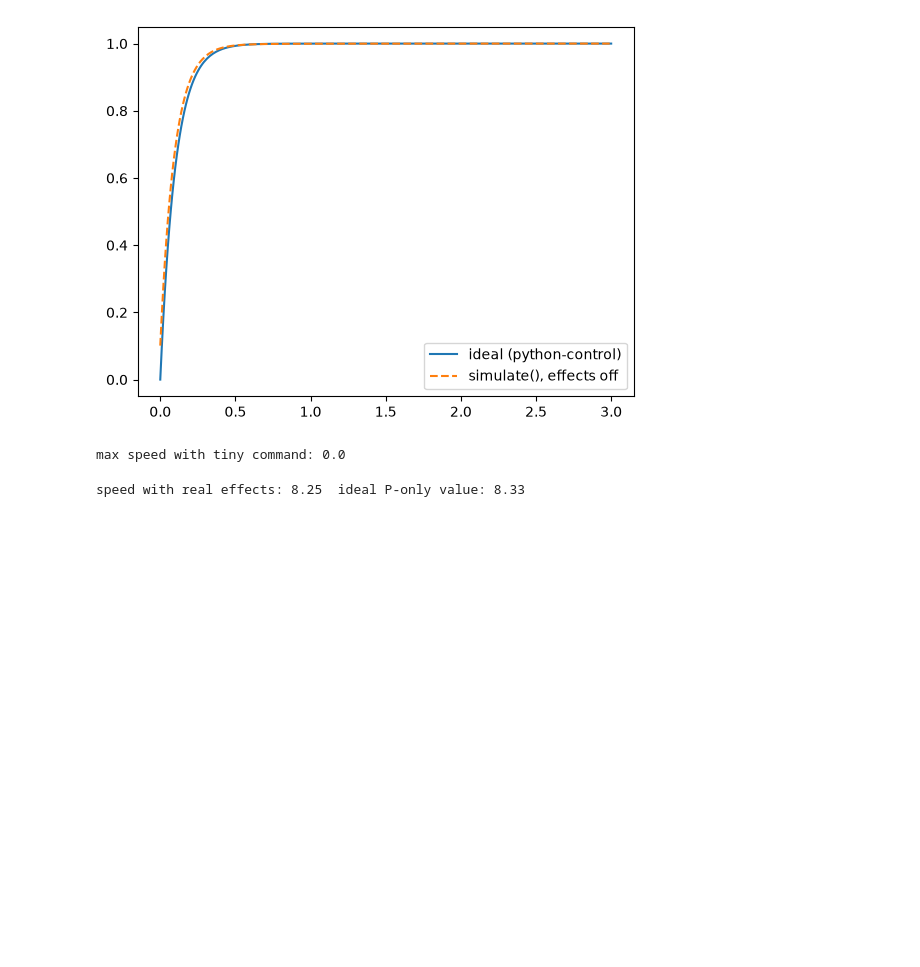
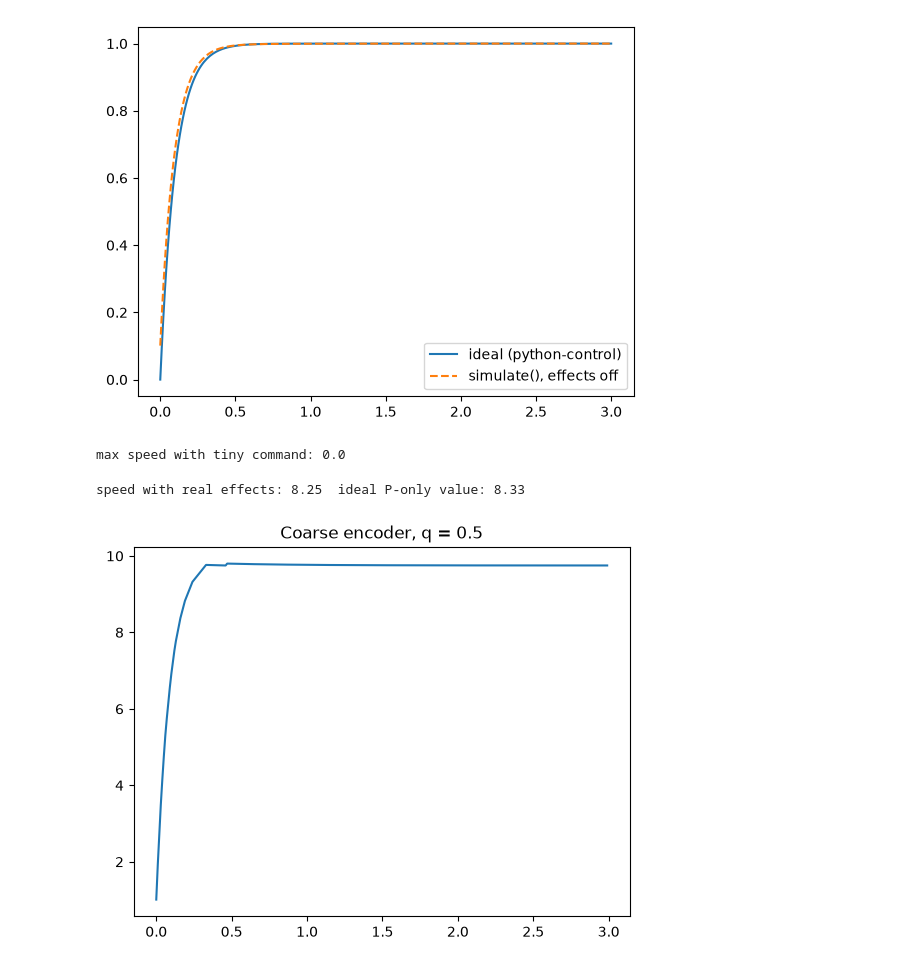
Before and after one commit to MilonClasher/DC-Motor-PID-Simulation, a Jupyter notebook: notebooks/02_tuning_and_realistic_plant.ipynb, the cells around one changed output. Cells and saved outputs as stored; diff of their text form; code cells hidden in the pictures; blank space fills up the shorter version.

```diff
--- a/notebooks/02_tuning_and_realistic_plant.ipynb
+++ b/notebooks/02_tuning_and_realistic_plant.ipynb
@@ -156,3 +156,8 @@ t, y, u = simulate(5, 0, 0, setpoint=10, t_end=3)
 print("speed with real effects:", round(y[-1], 2), " ideal P-only value:", round(10 * 5 / 6, 2))
 # %% [output]
 speed with real effects: 8.25  ideal P-only value: 8.33
+# %%
+t, y, u = simulate(5, 10, 0, **{**off, "q": 0.5})
+plt.plot(t, y); plt.title("Coarse encoder, q = 0.5"); plt.show()
+# %% [output]
+[figure, added]
```
Also changed, not shown: parts of 2 cells of this notebook.
